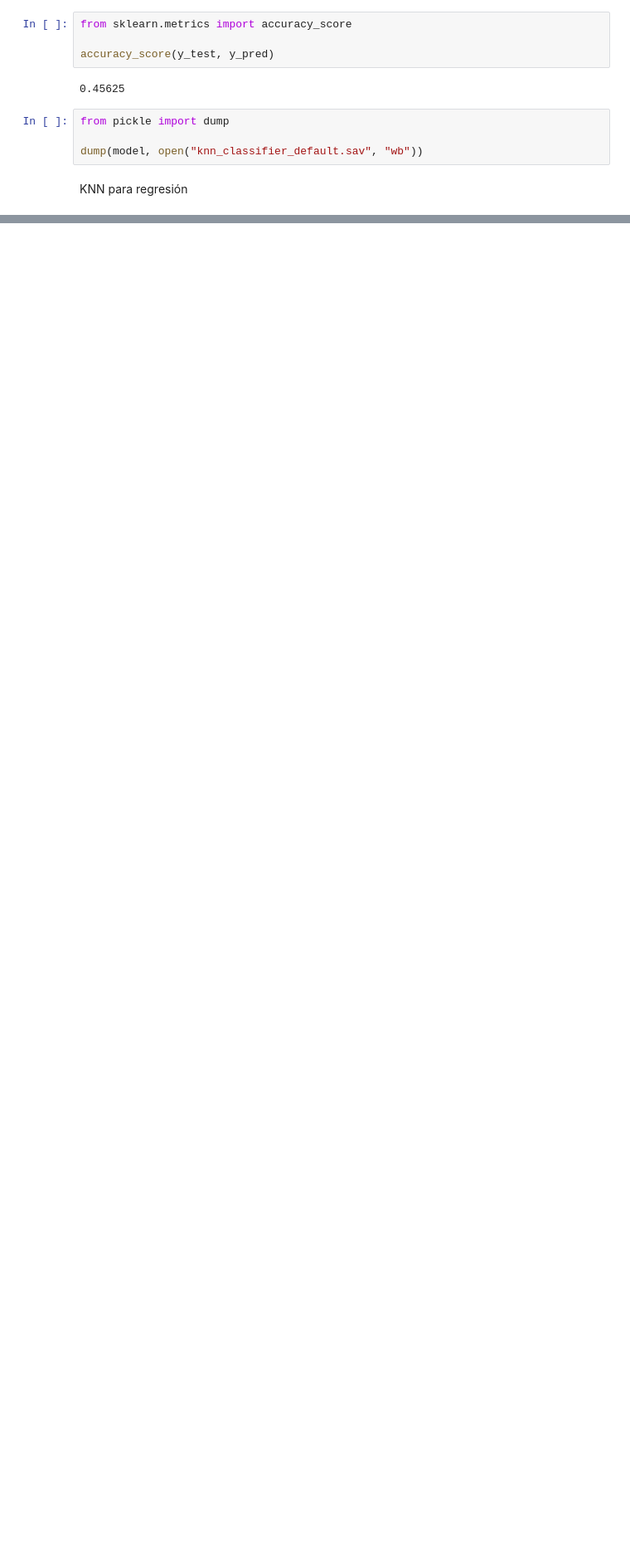
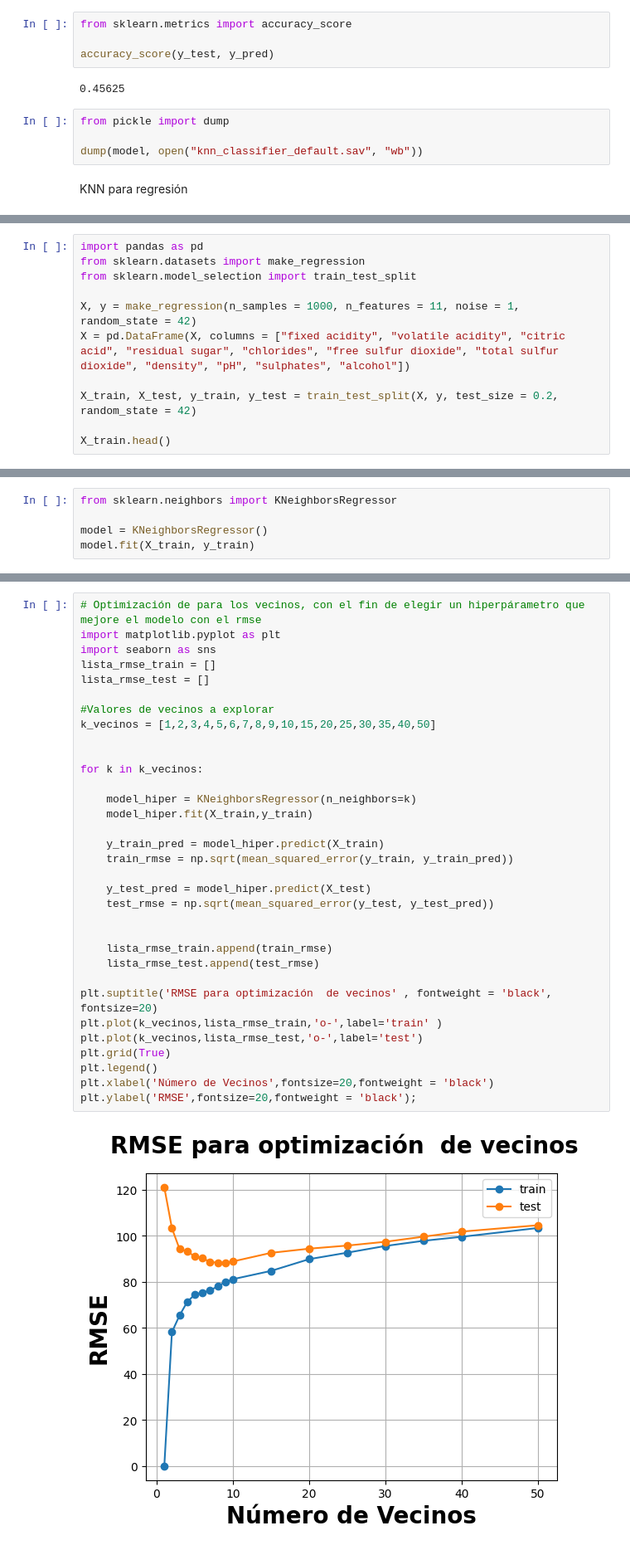
Before and after one commit to emilceinfante/K_Vecinos, a Jupyter notebook: src/explore.ipynb, the cells around one changed output, grey strips where cells are left out. Shown: that part at 83% size. Saved outputs shown, nothing was run; the diff lists cells and outputs as text; blank space fills up the shorter version.

```diff
--- a/src/explore.ipynb
+++ b/src/explore.ipynb
@@ -60,0 +120,11 @@ KNN para regresión
+# %%
+import pandas as pd
+from sklearn.datasets import make_regression
+from sklearn.model_selection import train_test_split
+
+X, y = make_regression(n_samples = 1000, n_features = 11, noise = 1, random_state = 42)
+X = pd.DataFrame(X, columns = ["fixed acidity", "volatile acidity", "citric acid", "residual sugar", "chlorides", "free sulfur dioxide", "total sulfur dioxide", "density", "pH", "sulphates", "alcohol"])
+
+X_train, X_test, y_train, y_test = train_test_split(X, y, test_size = 0.2, random_state = 42)
+
+X_train.head()
@@ -60,0 +158,5 @@ KNN para regresión
+# %%
+from sklearn.neighbors import KNeighborsRegressor
+
+model = KNeighborsRegressor()
+model.fit(X_train, y_train)
@@ -60,0 +197,35 @@ KNN para regresión
+# %%
+# Optimización de para los vecinos, con el fin de elegir un hiperpárametro que mejore el modelo con el rmse
+import matplotlib.pyplot as plt
+import seaborn as sns
+lista_rmse_train = []
+lista_rmse_test = []
+
+#Valores de vecinos a explorar
+k_vecinos = [1,2,3,4,5,6,7,8,9,10,15,20,25,30,35,40,50]
+
+
+for k in k_vecinos:
+
+    model_hiper = KNeighborsRegressor(n_neighbors=k)
+    model_hiper.fit(X_train,y_train)
+
+    y_train_pred = model_hiper.predict(X_train)
+    train_rmse = np.sqrt(mean_squared_error(y_train, y_train_pred))
+
+    y_test_pred = model_hiper.predict(X_test)
+    test_rmse = np.sqrt(mean_squared_error(y_test, y_test_pred))
+
+
+    lista_rmse_train.append(train_rmse)
+    lista_rmse_test.append(test_rmse)
+
+plt.suptitle('RMSE para optimización  de vecinos' , fontweight = 'black', fontsize=20)
+plt.plot(k_vecinos,lista_rmse_train,'o-',label='train' )
+plt.plot(k_vecinos,lista_rmse_test,'o-',label='test')
+plt.grid(True)
+plt.legend()
+plt.xlabel('Número de Vecinos',fontsize=20,fontweight = 'black')
+plt.ylabel('RMSE',fontsize=20,fontweight = 'black');
+# %% [output]
+[figure, added]
```
Also changed, not shown: parts of 18 cells of this notebook, 1 other file.
